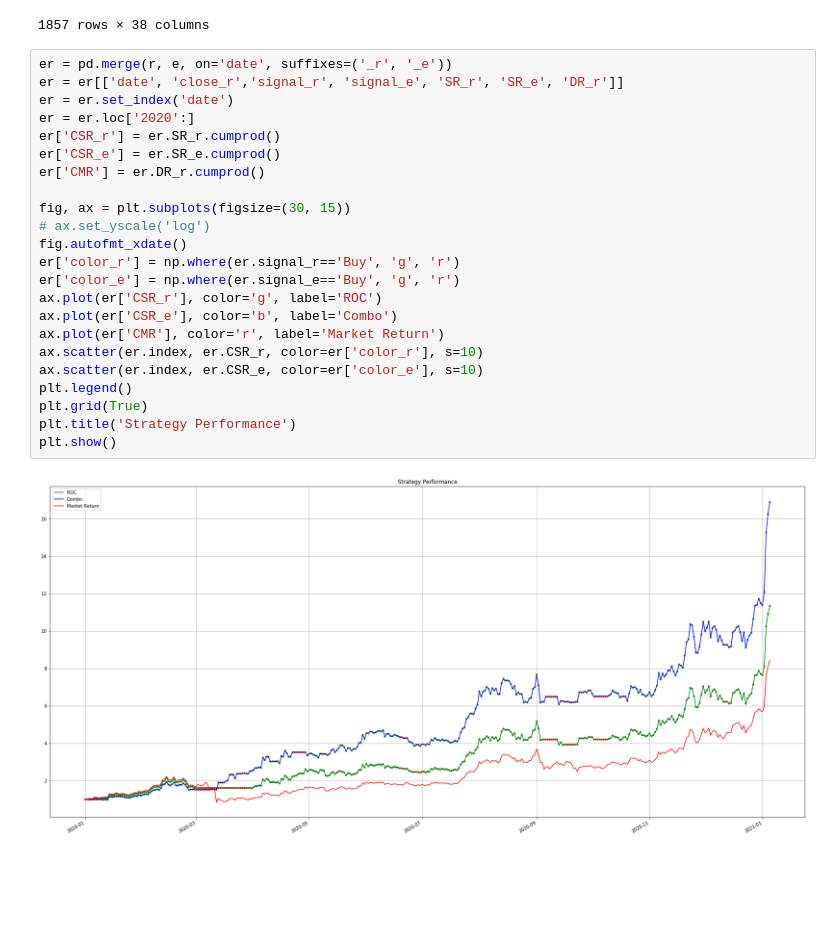
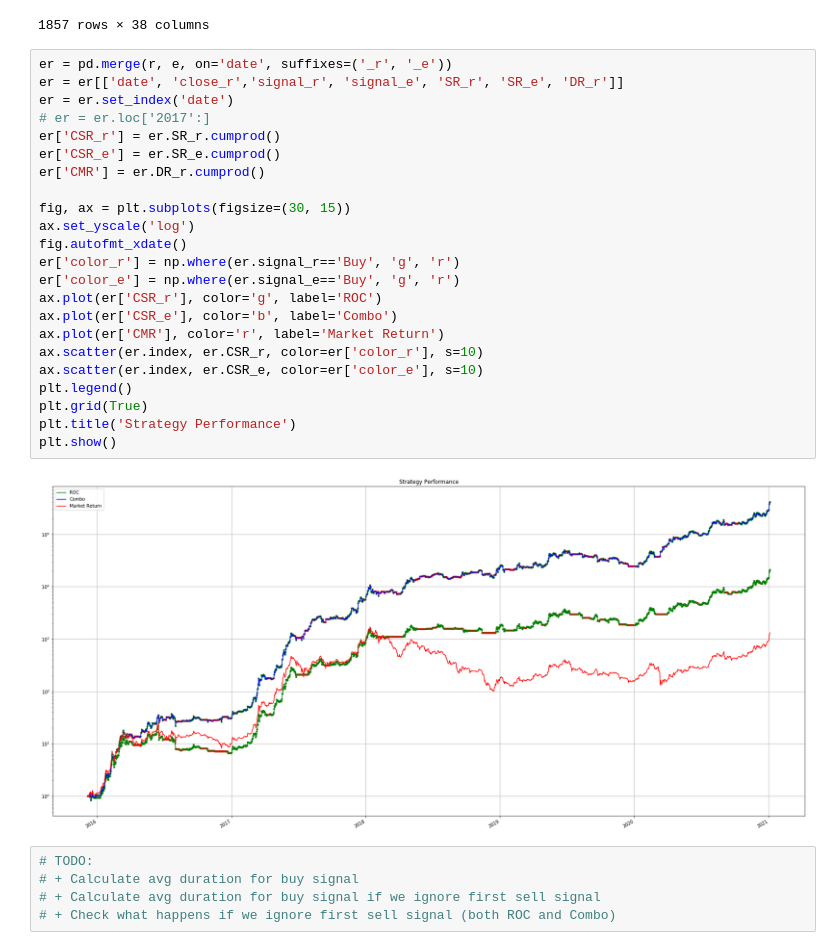
Before and after one commit to czen88/qtrader, a Jupyter notebook: CompareModels.ipynb, the cells around one changed output. Drawn from its saved outputs; the diff is of its cells as text; blank space fills up the shorter version.

```diff
--- a/CompareModels.ipynb
+++ b/CompareModels.ipynb
@@ -140,25 +140,30 @@ e
 # %%
 er = pd.merge(r, e, on='date', suffixes=('_r', '_e'))
 er = er[['date', 'close_r','signal_r', 'signal_e', 'SR_r', 'SR_e', 'DR_r']]
 er = er.set_index('date')
-er = er.loc['2020':]
+# er = er.loc['2017':]
 er['CSR_r'] = er.SR_r.cumprod()
 er['CSR_e'] = er.SR_e.cumprod()
 er['CMR'] = er.DR_r.cumprod()
 
 fig, ax = plt.subplots(figsize=(30, 15))
-# ax.set_yscale('log')
+ax.set_yscale('log')
 fig.autofmt_xdate()
 er['color_r'] = np.where(er.signal_r=='Buy', 'g', 'r')
 er['color_e'] = np.where(er.signal_e=='Buy', 'g', 'r')
 ax.plot(er['CSR_r'], color='g', label='ROC')
 ax.plot(er['CSR_e'], color='b', label='Combo')
 ax.plot(er['CMR'], color='r', label='Market Return')
 ax.scatter(er.index, er.CSR_r, color=er['color_r'], s=10)
 ax.scatter(er.index, er.CSR_e, color=er['color_e'], s=10)
 plt.legend()
 plt.grid(True)
 plt.title('Strategy Performance')
 plt.show()
 # %% [output]
-[figure, old version]
+[figure, new version]
+# %%
+# TODO:
+# + Calculate avg duration for buy signal
+# + Calculate avg duration for buy signal if we ignore first sell signal
+# + Check what happens if we ignore first sell signal (both ROC and Combo)
```
Also changed, not shown: 1 other file.
